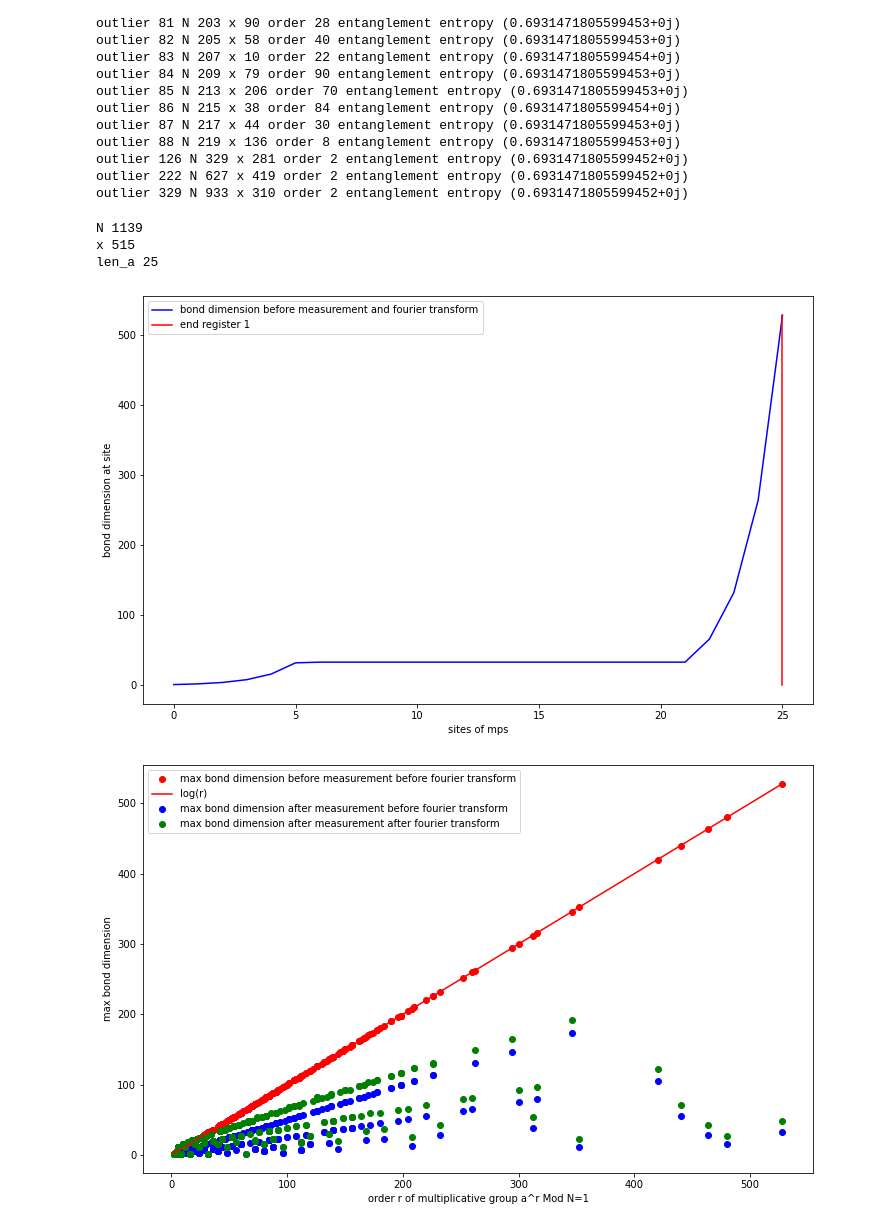
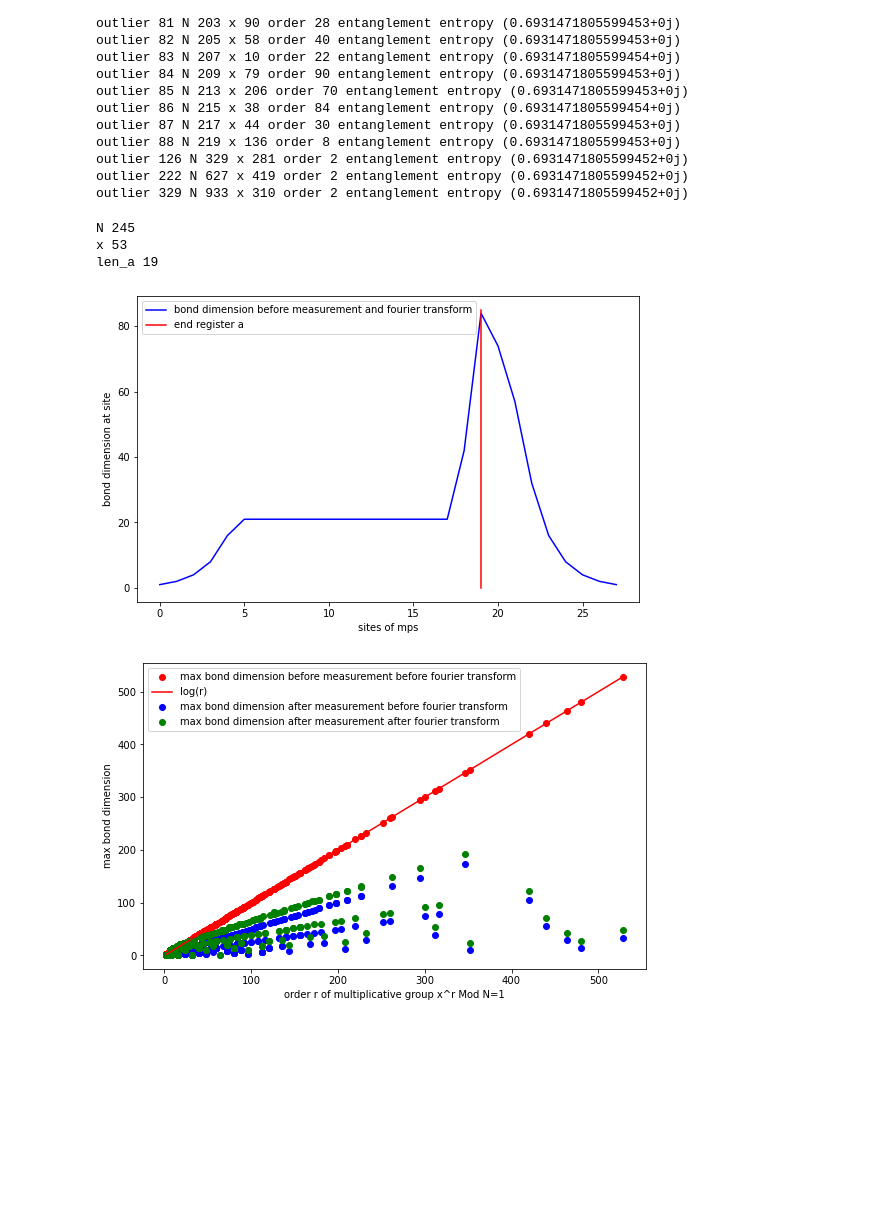
Before and after one commit to XKainz/shor-mps, a Jupyter notebook: analysing_entanglement.ipynb, the cells around one changed output. Drawn from its saved outputs; the diff is of its cells as text; code cells hidden in the pictures; blank space fills up the shorter version.

```diff
--- a/analysing_entanglement.ipynb
+++ b/analysing_entanglement.ipynb
@@ -200,7 +201,7 @@ i: 401 N:  1143 x:  401 order:  6
 i: 402 N:  1145 x:  748 order:  76
 i: 403 N:  1147 x:  193 order:  60
 # %%
-figsizes = (12,7.5)
+figsizes = (9,5.625)
 # %%
 plt.figure(figsize=figsizes)
 plt.scatter(order,entanglement_entropy_before_fourier,label="max entanglement before fourier transform",color="red")
@@ -258,7 +259,7 @@ outlier 126 N 329 x 281 order 2 entanglement entropy (0.6931471805599452+0j)
 outlier 222 N 627 x 419 order 2 entanglement entropy (0.6931471805599452+0j)
 outlier 329 N 933 x 310 order 2 entanglement entropy (0.6931471805599452+0j)
 # %%
-i = 399
+i = 102
 print("N",N[i])
 print("x",x[i])
 plt.figure(figsize=figsizes)
@@ -267,29 +268,30 @@ s = [len(schmidt_values_before_fourier[i]) for i in range(len(schmidt_values_bef
 plt.plot(s,label="bond dimension before measurement and fourier transform",color="blue")
 len_a = 2*(int)(np.ceil(np.log2(N[i]))) + 3
 print("len_a",len_a)
-plt.plot([len_a,len_a],[0,s[len_a]+1],label = "end register 1",color="red")
+plt.plot([len_a,len_a],[0,s[len_a]+1],label = "end register a",color="red")
 plt.xlabel("sites of mps")
 plt.ylabel("bond dimension at site")
 plt.legend()
 plt.show()
 # %% [output]
-N 1139
-x 515
-len_a 25
+N 245
+x 53
+len_a 19
-[figure, old version]
+[figure, new version]
 # %%
 plt.figure(figsize=figsizes)
 plt.scatter(order_meas,max_bond_dim_before_fourier_meas,label="max bond dimension before measurement before fourier transform",color="red")
 r = [*range(min(order),max(order))]
 plt.plot(r,r,label="log(r)",color="red")
 plt.scatter(order_meas,max_bond_dim_measurement_before_fourier,label="max bond dimension after measurement before fourier transform",color="blue")
 plt.scatter(order_meas,max_bond_dim_measurement_after_fourier,label="max bond dimension after measurement after fourier transform",color="green")
-plt.xlabel("order r of multiplicative group a^r Mod N=1")
+plt.xlabel("order r of multiplicative group x^r Mod N=1")
 plt.ylabel("max bond dimension")
 plt.legend()
+plt.savefig("pictures/max_bond_dimension_after_measurement.pdf")
 plt.show()
 # %% [output]
-[figure, old version]
+[figure, new version]
 # %%
 plt.figure(figsize=figsizes)
 plt.scatter(order_meas,entanglement_entropy_before_fourier_meas,label="max entanglement entropy before measurement before fourier transform",color="red")
```
Also changed, not shown: parts of 7 cells of this notebook, 23 other files.
